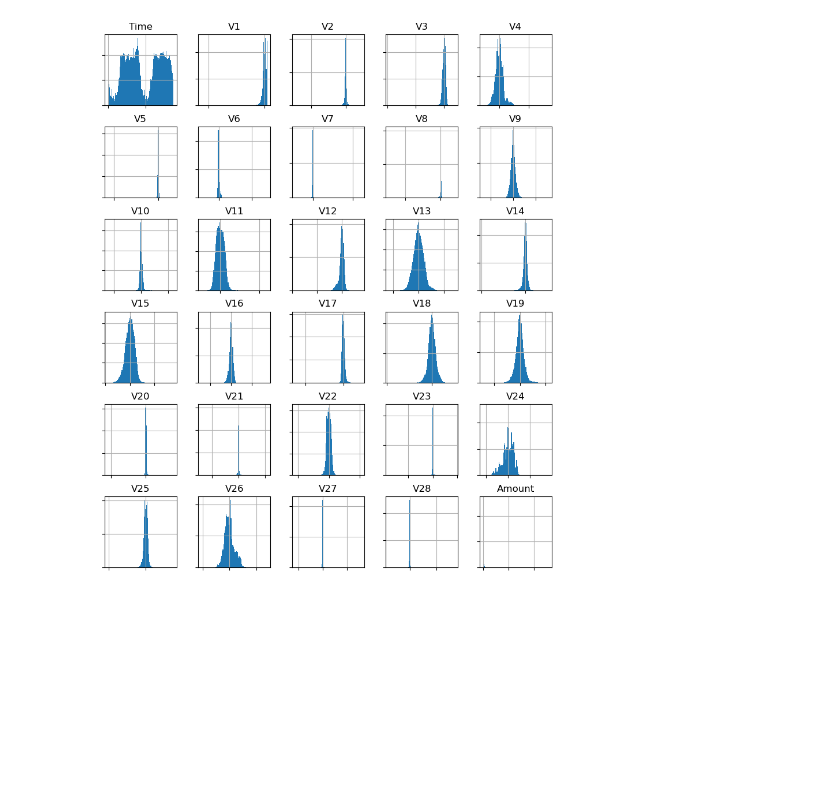
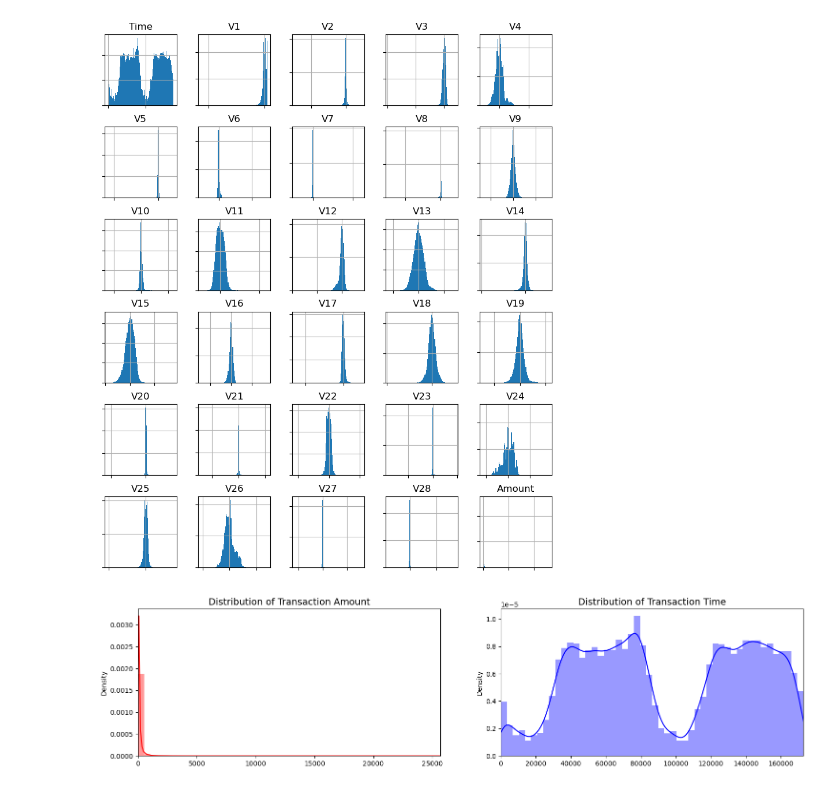
Before and after one commit to Avitia111/Fraud-Detection, a Jupyter notebook: Fraud_detection_model.ipynb, the cells around one changed output. Cells and saved outputs as stored; diff of their text form; code cells hidden in the pictures; blank space fills up the shorter version.

```diff
--- a/Fraud_detection_model.ipynb
+++ b/Fraud_detection_model.ipynb
@@ -114,3 +146,26 @@ for axis in dropclassDF.flatten():
     axis.set_yticklabels([])
 # %% [output]
 [figure]
+# %%
+import warnings
+from IPython.utils import io
+warnings.filterwarnings('ignore')
+
+fig, ax = plt.subplots(1, 2, figsize=(18,4))
+
+amount_val = dataDF['Amount'].values
+time_val = dataDF['Time'].values
+
+sns.distplot(amount_val, ax=ax[0], color='r')
+ax[0].set_title('Distribution of Transaction Amount', fontsize=14)
+ax[0].set_xlim([min(amount_val), max(amount_val)])
+
+sns.distplot(time_val, ax=ax[1], color='b')
+ax[1].set_title('Distribution of Transaction Time', fontsize=14)
+ax[1].set_xlim([min(time_val), max(time_val)])
+
+
+
+plt.show()
+# %% [output]
+[figure, added]
```
Also changed, not shown: parts of 18 cells of this notebook.
